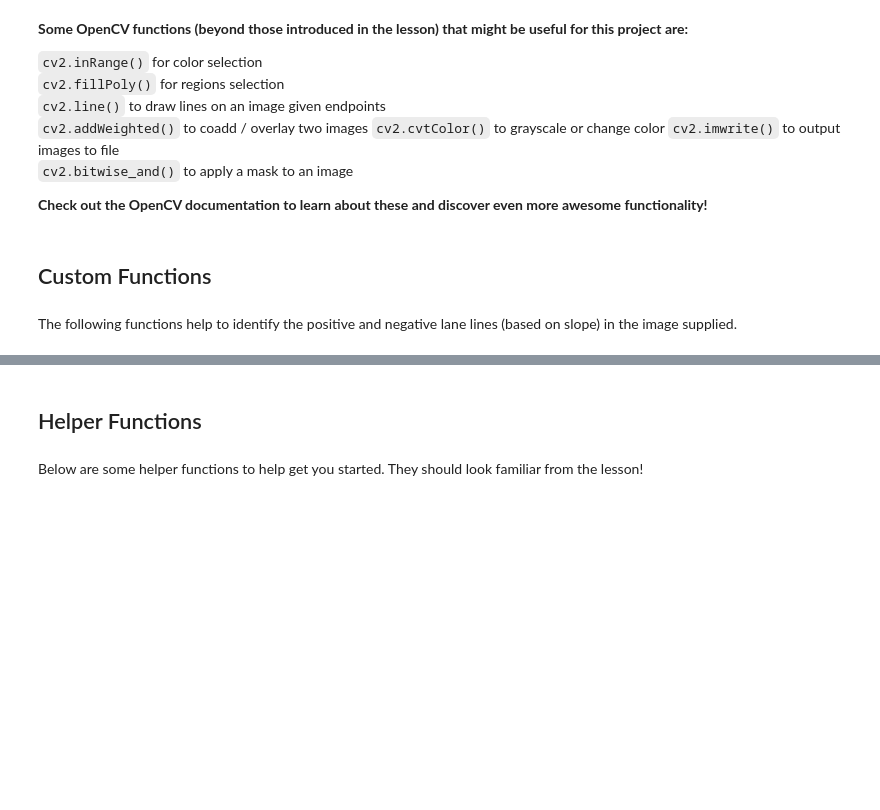
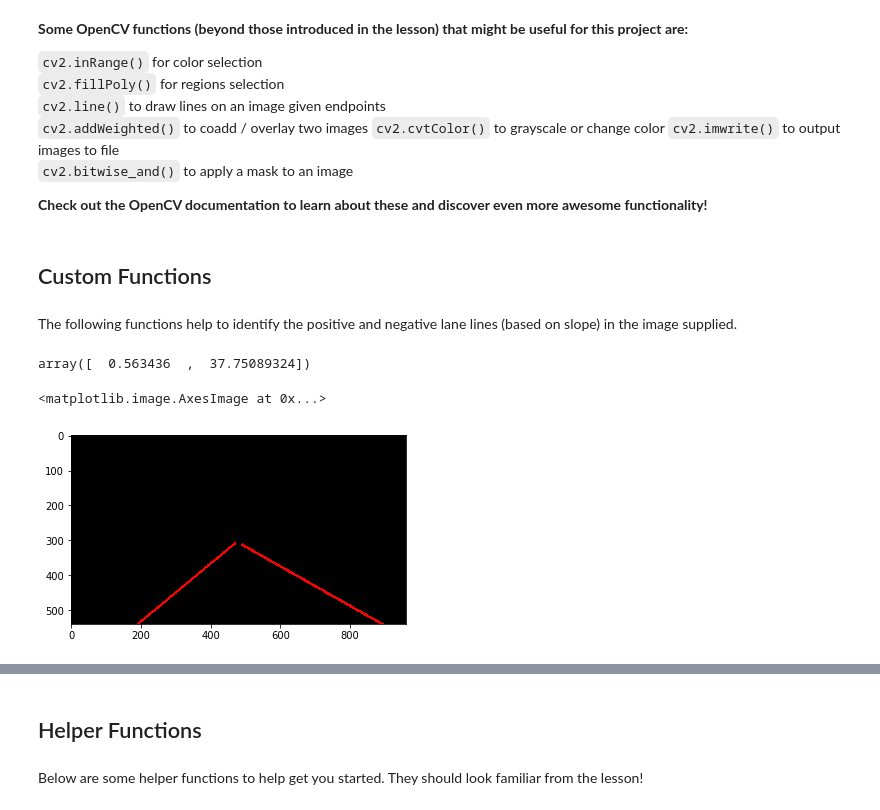
Before and after one commit to jeffwen/sdcnd_find_lanes, a Jupyter notebook: P1.ipynb, the cells around one changed output, grey strips where cells are left out. Drawn from its saved outputs; the diff is of its cells as text; code cells hidden in the pictures; blank space fills up the shorter version.

Commit message:
average the hough lines

```diff
--- a/P1.ipynb
+++ b/P1.ipynb
@@ -164,8 +165,8 @@ def to_keep_index(points, m=2):
 ## calc average of lines
 def avg_lines(lines):
 
-    neg = np.empty([1,2])
-    pos = np.empty([1,2])
+    neg = np.empty([1,3])
+    pos = np.empty([1,3])
 
     ## calculate slopes for each line to identify the positive and negative lines
     for line in lines:
@@ -174,10 +175,25 @@ def avg_lines(lines):
             intercept = y1 - slope*x1
             line_length = np.sqrt((y2-y1)**2+(x2-x1)**2)
             if slope < 0:
-                neg = np.append(neg,np.array([[slope, intercept]]),axis = 0)
+                neg = np.append(neg,np.array([[slope, intercept, line_length]]),axis = 0)
             else:
-                pos = np.append(pos,np.array([[slope, intercept]]),axis = 0)
+                pos = np.append(pos,np.array([[slope, intercept, line_length]]),axis = 0)
 
-    ## average the slopes and intercepts
+    ## weighted average of the slopes and intercepts based on the length of the line segment
+    neg_lines = np.dot(neg[1:,2],neg[1:,:2])/np.sum(neg[1:,2])
+    pos_lines = np.dot(pos[1:,2],pos[1:,:2])/np.sum(pos[1:,2])
 
-    return neg[1:], pos[1:]
+    return neg_lines, pos_lines
+# %%
+test=avg_lines(lines)
+test[1]
+# %% [output]
+array([  0.563436  ,  37.75089324])
+# %%
+line_img = np.zeros((image.shape[0], image.shape[1], 3), dtype=np.uint8)
+test_img = cv2.line(line_img, (100, np.int(test[0][0]*100 + test[0][1])), (470, np.int(test[0][0]*470 + test[0][1])), color=[255,0,0], thickness=5)
+final_img = cv2.line(test_img, (490, np.int(test[1][0]*490 + test[1][1])), (1000, np.int(test[1][0]*1000 + test[1][1])), color=[255,0,0], thickness=5)
+plt.imshow(final_img)
+# %% [output]
+<matplotlib.image.AxesImage at 0x...>
+[figure, added]
```
Also changed, not shown: parts of 6 cells of this notebook.
